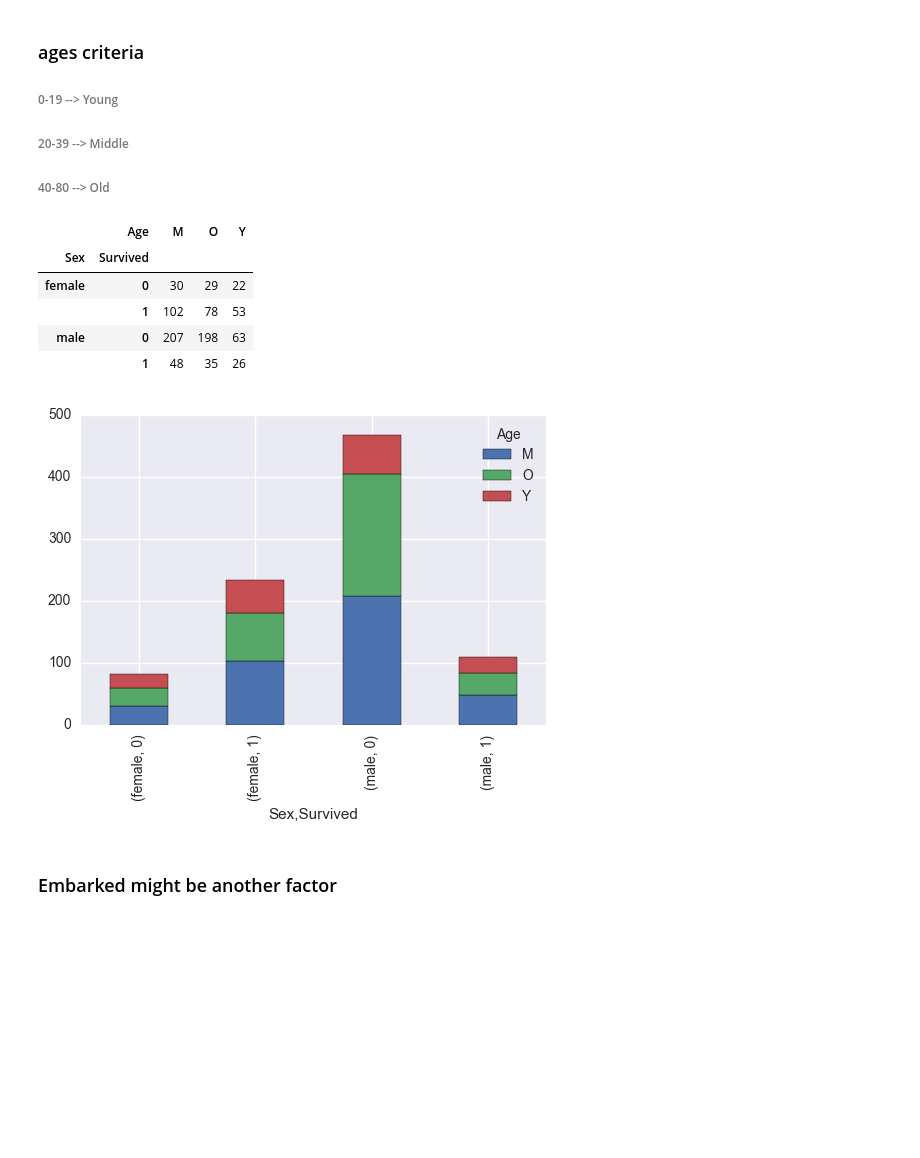
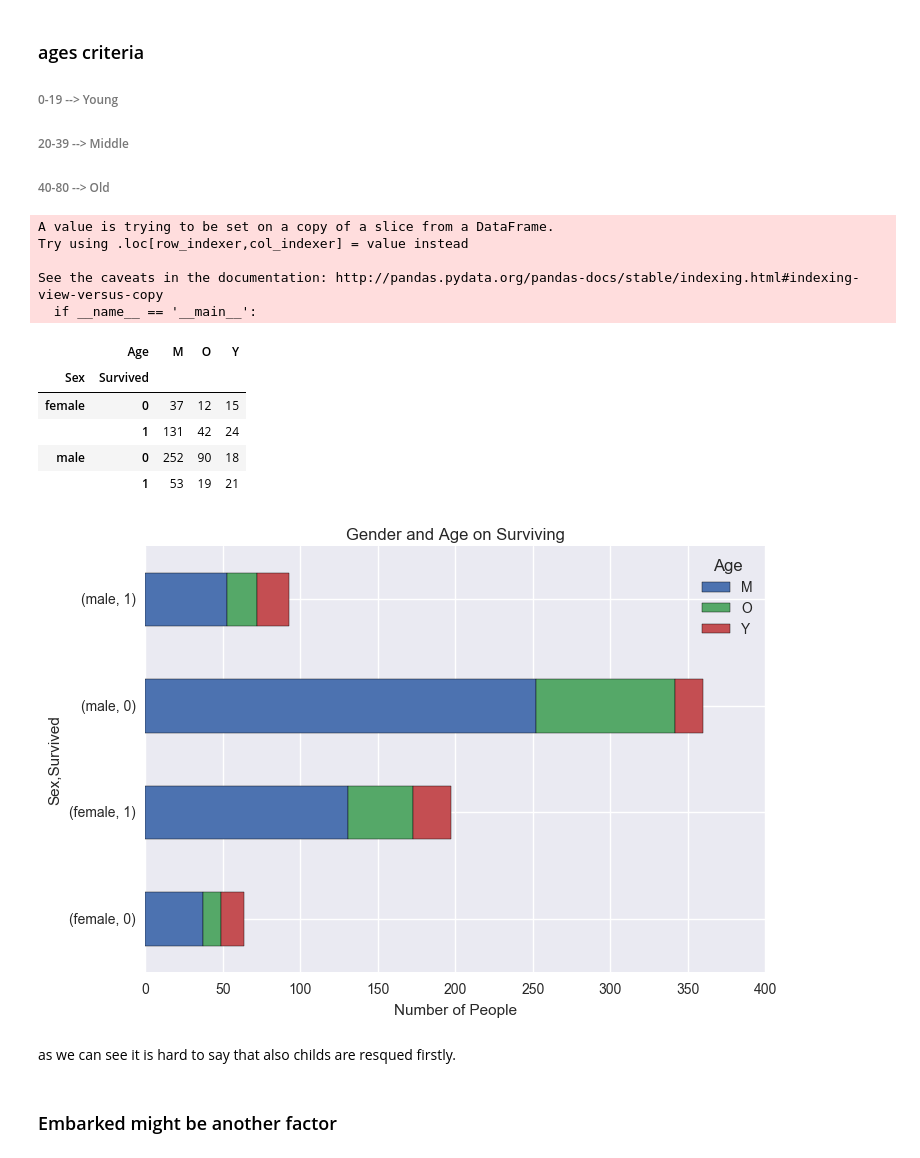
Before and after one commit to AhmetHamzaEmra/Data-Analyst-Nanodegree-, a Jupyter notebook: Titanic_Analysis.ipynb, the cells around one changed output. Drawn from its saved outputs; the diff is of its cells as text; code cells hidden in the pictures; blank space fills up the shorter version.

```diff
--- a/Titanic_Analysis.ipynb
+++ b/Titanic_Analysis.ipynb
@@ -34,3 +34,7 @@ titanic_df.describe()
 | 50% | 446.000000 | 0.000000 | 3.000000 | NaN | 0.000000 | 0.000000 | 14.454200 |
 | 75% | 668.500000 | 1.000000 | 3.000000 | NaN | 1.000000 | 0.000000 | 31.000000 |
 | max | 891.000000 | 1.000000 | 3.000000 | 80.000000 | 8.000000 | 6.000000 | 512.329200 |
+# %%
+#some datas from age column are missing
+
+df=titanic_df.dropna(subset=['Age'])
@@ -108,29 +120,39 @@ Populating the interactive namespace from numpy and matplotlib
 ###### 40-80 --> Old
 # %%
 def agetoLetter(num):
-    if num<20:
+    if num<15:
         return "Y"
-    elif num>19 and num<40:
+    elif num>14 and num<40:
         return "M"
     else:
         return "O"
 # %%
-titanic_df['Age']=titanic_df['Age'].apply(agetoLetter)
+df['Age']=df['Age'].apply(agetoLetter)
+# %% [output]
+A value is trying to be set on a copy of a slice from a DataFrame.
+Try using .loc[row_indexer,col_indexer] = value instead
+
+See the caveats in the documentation: http://pandas.pydata.org/pandas-docs/stable/indexing.html#indexing-view-versus-copy
+  if __name__ == '__main__':
 # %%
-age_gender=titanic_df.groupby(['Age','Sex','Survived'])['PassengerId'].count().unstack('Age')
+age_gender=df.groupby(['Age','Sex','Survived'])['PassengerId'].count().unstack('Age')
 age_gender
 # %% [output]
 |  | Age | M | O | Y |
 | Sex | Survived |  |  |  |
-| female | 0 | 30 | 29 | 22 |
-|  | 1 | 102 | 78 | 53 |
-| male | 0 | 207 | 198 | 63 |
-|  | 1 | 48 | 35 | 26 |
+| female | 0 | 37 | 12 | 15 |
+|  | 1 | 131 | 42 | 24 |
+| male | 0 | 252 | 90 | 18 |
+|  | 1 | 53 | 19 | 21 |
 # %%
-age_gender.plot(kind='bar', stacked=True)
+age_gender.plot(kind='barh', stacked=True)
+plt.title("Gender and Age on Surviving")
+plt.xlabel("Number of People")
 plt.show()
 # %% [output]
-[figure, old version]
+[figure, new version]
+# %% [markdown]
+as we can see it is hard to say that also childs are resqued firstly.
 # %% [markdown]
 ###
 ### Embarked might be another factor
```
Also changed, not shown: parts of 20 cells of this notebook.
